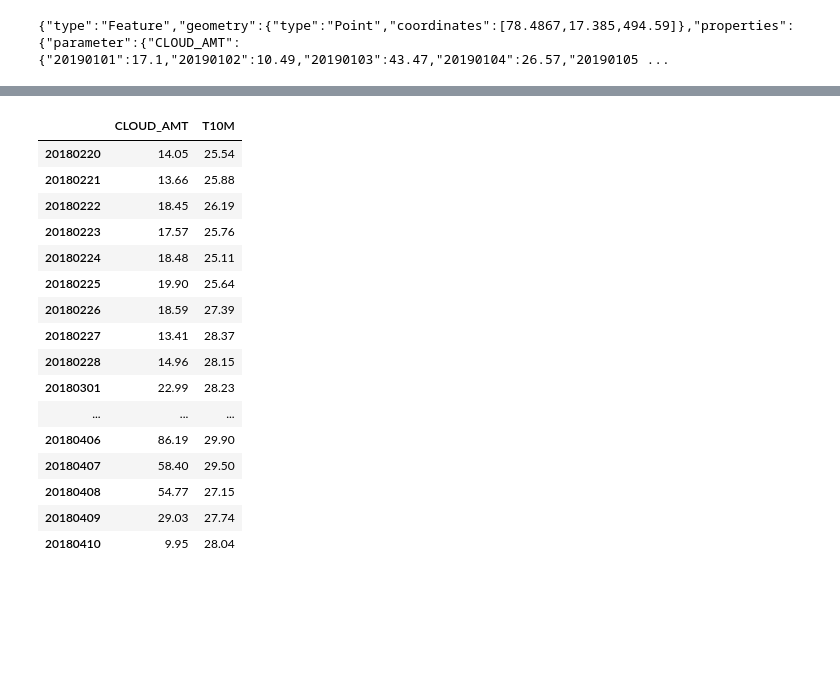
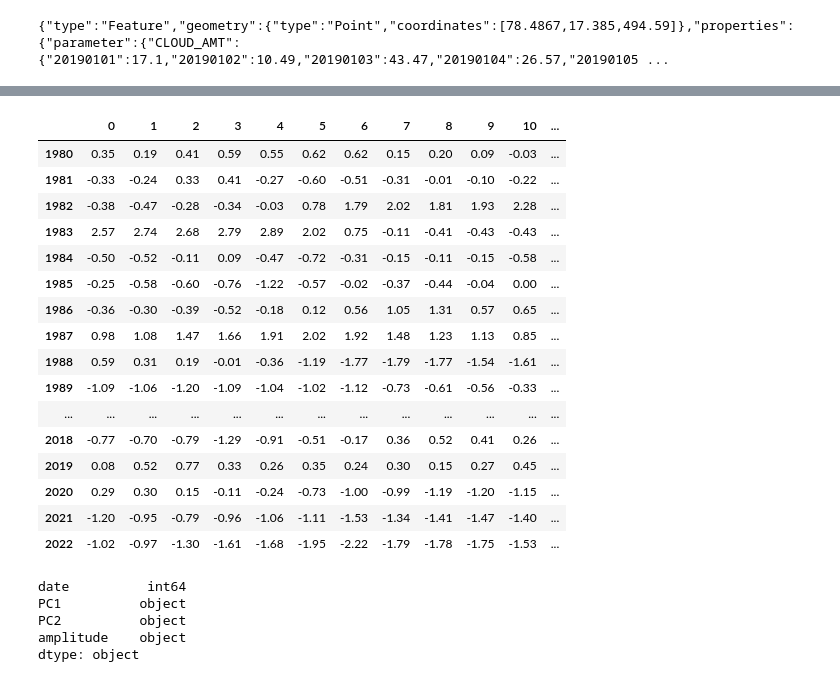
Before and after one commit to iamneo-production/76f71a5e-7025-46f4-aa25-4f15fefeced6, a Jupyter notebook: HeatWavePrecition.ipynb, the cells around one changed output, grey strips where cells are left out. Cells and saved outputs as stored; diff of their text form; code cells hidden in the pictures; blank space fills up the shorter version.

```diff
--- a/HeatWavePrecition.ipynb
+++ b/HeatWavePrecition.ipynb
@@ -55,20 +29,51 @@ df = pd.DataFrame(json_data['properties']['parameter'])
-# %%
-df[50:100]
-# %% [output]
-|  | CLOUD_AMT | T10M |
-| 20180220 | 14.05 | 25.54 |
-| 20180221 | 13.66 | 25.88 |
-| 20180222 | 18.45 | 26.19 |
-| 20180223 | 17.57 | 25.76 |
-| 20180224 | 18.48 | 25.11 |
-| 20180225 | 19.90 | 25.64 |
-| 20180226 | 18.59 | 27.39 |
-| 20180227 | 13.41 | 28.37 |
-| 20180228 | 14.96 | 28.15 |
-| 20180301 | 22.99 | 28.23 |
-| ... | ... | ... |
-| 20180406 | 86.19 | 29.90 |
-| 20180407 | 58.40 | 29.50 |
-| 20180408 | 54.77 | 27.15 |
-| 20180409 | 29.03 | 27.74 |
-| 20180410 | 9.95 | 28.04 |
+# %%
+from datetime import datetime
+def parse_MEI_data(filepath:str):
+    with open(file=filepath) as data_file:
+        data = {}
+        for line in data_file.readlines()[1:]:
+            # print(line)
+            line = line.split()
+            # print(line)
+            data[line[0]] = line[1:]
+        # print(data)
+        return pd.DataFrame().from_dict(data, orient='Index')
+
+parse_MEI_data(r'data\world_data\MEI.txt')
+# %% [output]
+|  | 0 | 1 | 2 | 3 | 4 | 5 | 6 | 7 | 8 | 9 | 10 | ... |
+| 1980 | 0.35 | 0.19 | 0.41 | 0.59 | 0.55 | 0.62 | 0.62 | 0.15 | 0.20 | 0.09 | -0.03 | ... |
+| 1981 | -0.33 | -0.24 | 0.33 | 0.41 | -0.27 | -0.60 | -0.51 | -0.31 | -0.01 | -0.10 | -0.22 | ... |
+| 1982 | -0.38 | -0.47 | -0.28 | -0.34 | -0.03 | 0.78 | 1.79 | 2.02 | 1.81 | 1.93 | 2.28 | ... |
+| 1983 | 2.57 | 2.74 | 2.68 | 2.79 | 2.89 | 2.02 | 0.75 | -0.11 | -0.41 | -0.43 | -0.43 | ... |
+| 1984 | -0.50 | -0.52 | -0.11 | 0.09 | -0.47 | -0.72 | -0.31 | -0.15 | -0.11 | -0.15 | -0.58 | ... |
+| 1985 | -0.25 | -0.58 | -0.60 | -0.76 | -1.22 | -0.57 | -0.02 | -0.37 | -0.44 | -0.04 | 0.00 | ... |
+| 1986 | -0.36 | -0.30 | -0.39 | -0.52 | -0.18 | 0.12 | 0.56 | 1.05 | 1.31 | 0.57 | 0.65 | ... |
+| 1987 | 0.98 | 1.08 | 1.47 | 1.66 | 1.91 | 2.02 | 1.92 | 1.48 | 1.23 | 1.13 | 0.85 | ... |
+| 1988 | 0.59 | 0.31 | 0.19 | -0.01 | -0.36 | -1.19 | -1.77 | -1.79 | -1.77 | -1.54 | -1.61 | ... |
+| 1989 | -1.09 | -1.06 | -1.20 | -1.09 | -1.04 | -1.02 | -1.12 | -0.73 | -0.61 | -0.56 | -0.33 | ... |
+| ... | ... | ... | ... | ... | ... | ... | ... | ... | ... | ... | ... | ... |
+| 2018 | -0.77 | -0.70 | -0.79 | -1.29 | -0.91 | -0.51 | -0.17 | 0.36 | 0.52 | 0.41 | 0.26 | ... |
+| 2019 | 0.08 | 0.52 | 0.77 | 0.33 | 0.26 | 0.35 | 0.24 | 0.30 | 0.15 | 0.27 | 0.45 | ... |
+| 2020 | 0.29 | 0.30 | 0.15 | -0.11 | -0.24 | -0.73 | -1.00 | -0.99 | -1.19 | -1.20 | -1.15 | ... |
+| 2021 | -1.20 | -0.95 | -0.79 | -0.96 | -1.06 | -1.11 | -1.53 | -1.34 | -1.41 | -1.47 | -1.40 | ... |
+| 2022 | -1.02 | -0.97 | -1.30 | -1.61 | -1.68 | -1.95 | -2.22 | -1.79 | -1.78 | -1.75 | -1.53 | ... |
+# %%
+def parse_MJO_data(filepath: str):
+    with open(file=filepath) as data_file:
+        data = {}
+        for index, line in enumerate(data_file.readlines()[1:]):
+            line = line.split()
+            date = str(''.join([line[0], f'{int(line[1]):02d}', f'{int(line[2]):02d}']))
+            data[index] = [int(date),*line[4:]]
+        # return pd.DataFrame(data)
+        # print(data)
+    df = pd.DataFrame().from_dict(data=data, orient='Index', columns=['date','PC1','PC2','amplitude'])
+    return df
+parse_MJO_data("data\world_data\MJO_data.txt").dtypes
+# %% [output]
+date          int64
+PC1          object
+PC2          object
+amplitude    object
+dtype: object
```
Also changed, not shown: parts of 7 cells of this notebook, 9 other files.
